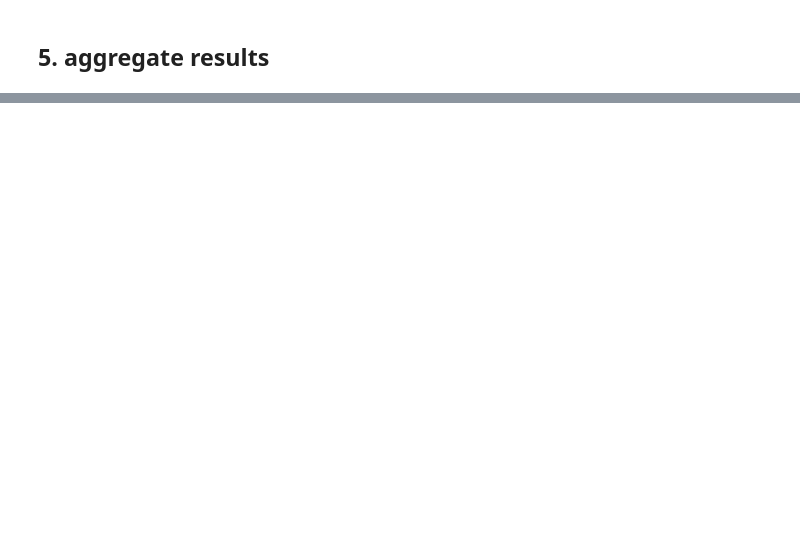
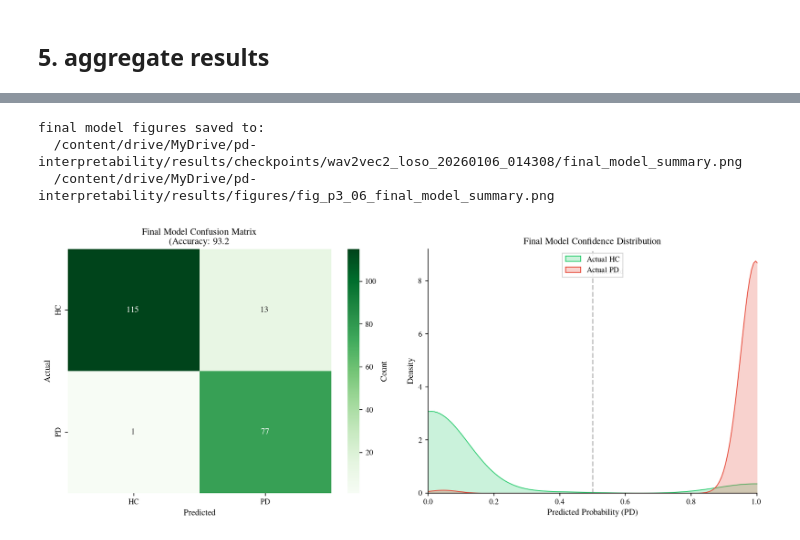
Before and after one commit to smayan-gowda/pd-interpretability, a Jupyter notebook: notebooks/colab/03_train_wav2vec2.ipynb, the cells around one changed output, grey strips where cells are left out. Saved outputs shown, nothing was run; the diff lists cells and outputs as text; code cells hidden in the pictures; blank space fills up the shorter version.

```diff
--- a/notebooks/colab/03_train_wav2vec2.ipynb
+++ b/notebooks/colab/03_train_wav2vec2.ipynb
@@ -1188,0 +1479,55 @@ else:
+# %%
+# figure: final model performance summary (confusion matrix + probabilities)
+
+import matplotlib.pyplot as plt
+import seaborn as sns
+from sklearn.metrics import confusion_matrix
+
+if 'final_test_metrics' in locals():
+    fig, axes = plt.subplots(1, 2, figsize=(12, 5))
+
+    y_true_final = final_test_metrics['labels']
+    y_pred_final = final_test_metrics['predictions']
+    y_prob_final = final_test_metrics['probabilities']
+
+    cm_final = confusion_matrix(y_true_final, y_pred_final)
+    acc_final = final_test_metrics['accuracy']
+
+    sns.heatmap(cm_final, annot=True, fmt='d', cmap='Greens', ax=axes[0],
+                xticklabels=['HC', 'PD'], yticklabels=['HC', 'PD'],
+                cbar_kws={'label': 'Count'})
+    axes[0].set_xlabel('Predicted')
+    axes[0].set_ylabel('Actual')
+    axes[0].set_title(f'Final Model Confusion Matrix\n(Accuracy: {acc_final:.1%})')
+
+    # showing how confident the model is for HC vs PD samples
+    sns.kdeplot(y_prob_final[y_true_final == 0], shade=True, color='#2ecc71', label='Actual HC', ax=axes[1])
+    sns.kdeplot(y_prob_final[y_true_final == 1], shade=True, color='#e74c3c', label='Actual PD', ax=axes[1])
+
+    axes[1].set_xlabel('Predicted Probability (PD)')
+    axes[1].set_ylabel('Density')
+    axes[1].set_title('Final Model Confidence Distribution')
+    axes[1].set_xlim(0, 1)
+    axes[1].legend(loc='upper center')
+
+    # add threshold line
+    axes[1].axvline(0.5, color='gray', linestyle='--', alpha=0.5)
+    axes[1].text(0.51, axes[1].get_ylim()[1]*0.9, 'Threshold', color='gray', fontsize=8)
+
+    plt.tight_layout()
+
+    save_path = output_dir / 'final_model_summary.png'
+    plt.savefig(save_path, dpi=300, bbox_inches='tight')
+
+    main_fig_path = project_root / 'results' / 'figures' / 'fig_p3_06_final_model_summary.png'
+    plt.savefig(main_fig_path, dpi=300, bbox_inches='tight')
+
+    print(f"final model figures saved to:\n  {save_path}\n  {main_fig_path}")
+    plt.show()
+else:
+    print("error: 'final_test_metrics' not found. please run the evaluation cell (section 9) first.")
+# %% [output]
+final model figures saved to:
+  /content/drive/MyDrive/pd-interpretability/results/checkpoints/wav2vec2_loso_20260106_014308/final_model_summary.png
+  /content/drive/MyDrive/pd-interpretability/results/figures/fig_p3_06_final_model_summary.png
+[figure, added]
```
Also changed, not shown: parts of 36 cells of this notebook, 25 other files.
